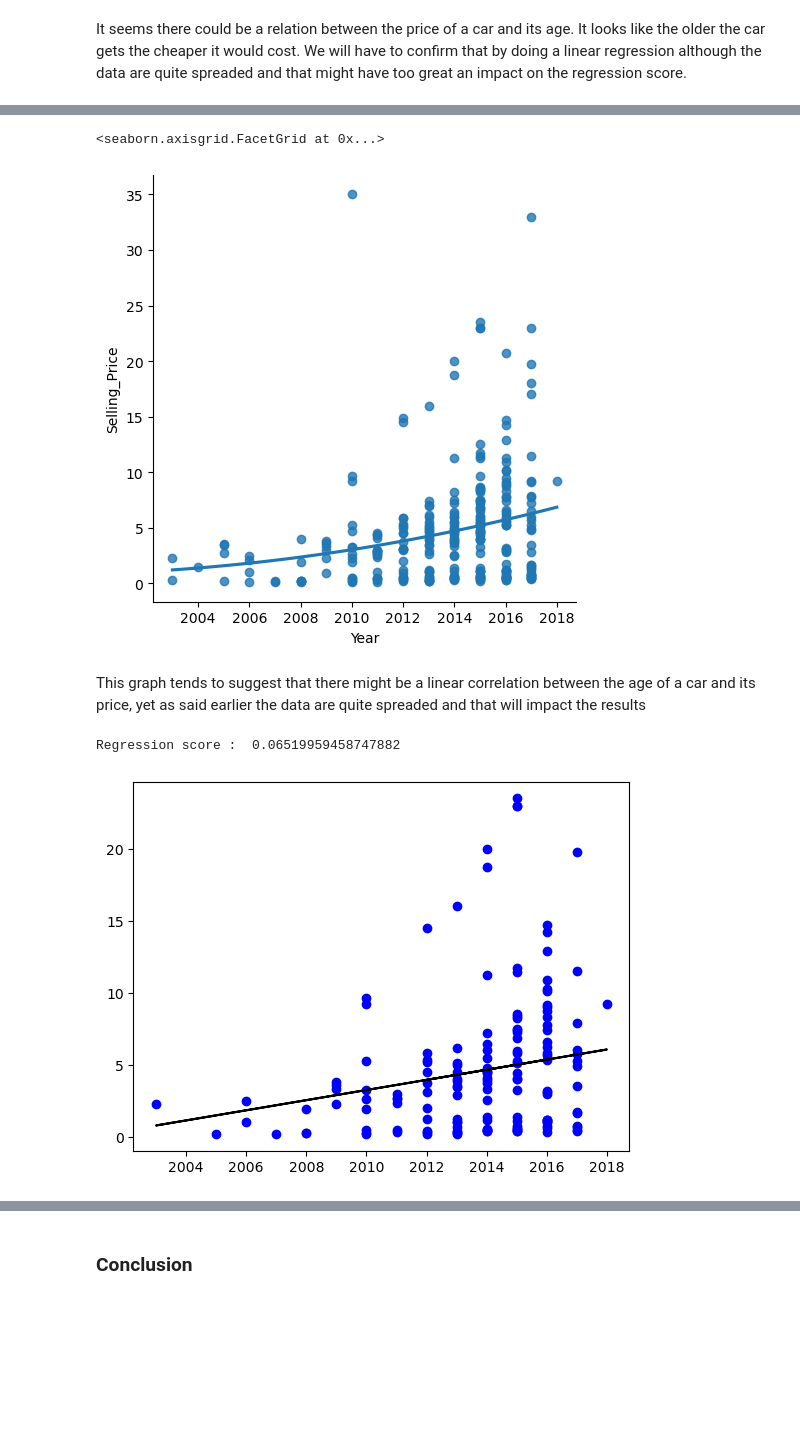
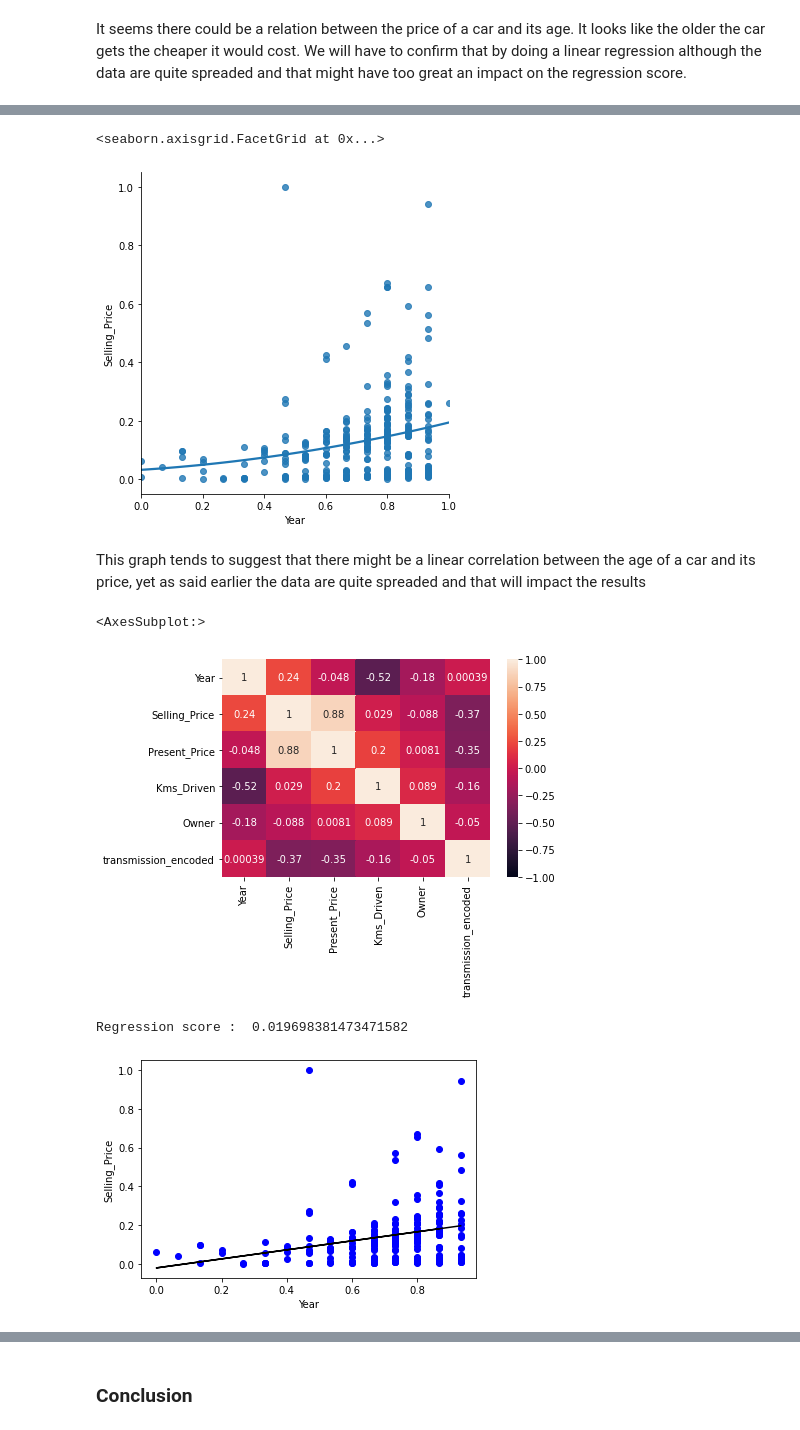
Before and after one commit to lebair-pierre-alexis/new_car, a Jupyter notebook: NewCar.ipynb, the cells around one changed output, grey strips where cells are left out. Drawn from its saved outputs; the diff is of its cells as text; code cells hidden in the pictures; blank space fills up the shorter version.

```diff
--- a/NewCar.ipynb
+++ b/NewCar.ipynb
@@ -15,7 +17,7 @@ from sklearn.linear_model import LinearRegression
 # %% [markdown]
 #### Reading Data
 # %%
-car_data = pd.read_csv("c:/Users/pierr/Travail/Notebook/NewCar/carData.csv")
+car_data = pd.read_csv("c:/Users/admin/Jupyter AI/carData.csv")
 print(car_data)
 car_data.info()
 # %% [output]
@@ -175,0 +178,9 @@ It seems there could be a relation between the price of a car and its age. It lo
+# %%
+car_data_normalized = car_data.copy()
+
+for column in car_data_normalized.columns:
+    if car_data_normalized[column].dtype != object and car_data_normalized[column].name != "Owner":
+        car_data_normalized[column] = (car_data_normalized[column] - car_data_normalized[column].min()) / (car_data_normalized[column].max() - car_data_normalized[column].min())
+
+# view normalized data
+print(car_data_normalized)
@@ -176,35 +209,50 @@ It seems there could be a relation between the price of a car and its age. It lo
+# %%
+transmission = car_data_normalized["Transmission"]
+# Create the encoder
+encoder = LabelEncoder()
+
+# Fit the encoder to the Transmission column
+encoder.fit(transmission)
+# Encode the Transmission column
+car_data_normalized["transmission_encoded"] = encoder.transform(transmission)
 # %%
-sns.lmplot(x ="Year", y ="Selling_Price", data = car_data, order = 2, ci = None)
+sns.lmplot(x ="Year", y ="Selling_Price", data = car_data_normalized, order = 2, ci = None)
 # %% [output]
 <seaborn.axisgrid.FacetGrid at 0x...>
-[figure, old version]
+[figure, new version]
 # %% [markdown]
 This graph tends to suggest that there might be a linear correlation between the age of a car and its price, yet as said earlier the data are quite spreaded and that will impact the results
+# %%
+sns.heatmap(car_data_normalized.corr(), vmin=-1, vmax=1, annot=True)
+# %% [output]
+<AxesSubplot:>
+[figure, added]
 # %%
 # Eliminating NaN or missing input numbers
-car_data.fillna(method ='ffill', inplace = True)
+car_data_normalized.fillna(method ='ffill', inplace = True)
 
 #Selecting the two variables
-X_uni = car_data["Year"].values.reshape(-1, 1)
-y_uni = car_data["Selling_Price"]
+X_uni = car_data_normalized["Year"].values.reshape(-1, 1)
+y_uni = car_data_normalized["Selling_Price"]
 
 #Creating the training and testing sets
-X_train, X_test, y_train, y_test = train_test_split(X_uni, y_uni, test_size=0.5, train_size=0.5, random_state=1)
+X_train, X_test, y_train, y_test = train_test_split(X_uni, y_uni, test_size=0.8)
 
 regr = LinearRegression()
 
 regr.fit(X_train, y_train)
 print("Regression score : ", regr.score(X_test, y_test))
 # %% [output]
-Regression score :  0.06519959458747882
+Regression score :  0.019698381473471582
 # %%
 y_pred = regr.predict(X_test)
 plt.scatter(X_test, y_test, color ='b')
 plt.plot(X_test, y_pred, color ='k')
-
+plt.xlabel("Year")
+plt.ylabel("Selling_Price")
 plt.show()
 # %% [output]
-[figure, old version]
+[figure, new version]
 # %% [markdown]
 The low score indicate that our data set, as it is, might be unfit for a linear regression.
 
```
Also changed, not shown: parts of 24 cells of this notebook, 3 other files.
